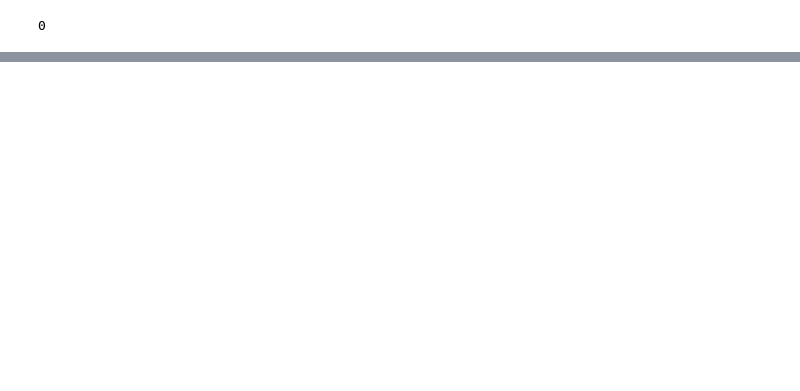
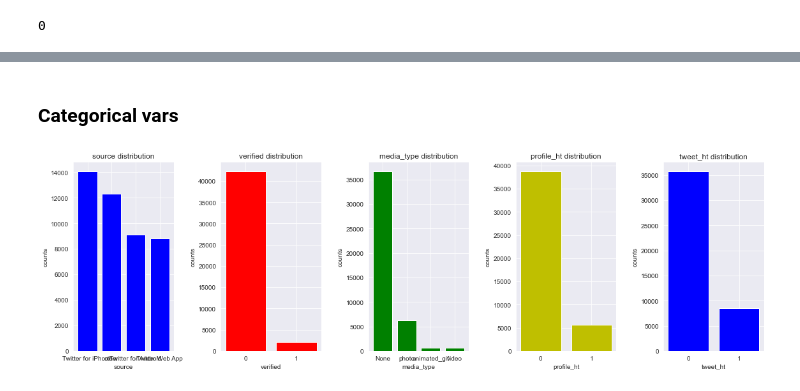
Before and after one commit to alexfarquharson/tn21887_EMATM0048, a Jupyter notebook: Data_analytics/Tweepy_work.ipynb, the cells around one changed output, grey strips where cells are left out. Saved outputs shown, nothing was run; the diff lists cells and outputs as text; code cells hidden in the pictures; blank space fills up the shorter version.

```diff
--- a/Data_analytics/Tweepy_work.ipynb
+++ b/Data_analytics/Tweepy_work.ipynb
@@ -298,0 +422,7 @@ str(master_df['tweet_id']) + "-" + str(master_df['author_id'])
+# %%
+# create time from profile created to tweet created in days
+master_df['profile_tweet_diff'] = master_df['created_at']  - master_df['profile_created_at']
+master_df['profile_tweet_diff'] = master_df['profile_tweet_diff'].apply(lambda x: x.days)
+# %%
+# drop now unneeded time columns
+master_df.drop(['created_at','profile_created_at','today_date'], axis = 1, inplace = True)
@@ -298,0 +450,3 @@ str(master_df['tweet_id']) + "-" + str(master_df['author_id'])
+# %%
+master_df['media_type'] = np.where(~master_df['media_type'].isna(), master_df['media_type'], 'None')
+master_df['media_type'].value_counts(dropna=False)
@@ -298,0 +485,24 @@ str(master_df['tweet_id']) + "-" + str(master_df['author_id'])
+# %%
+cat_vars = ['source', 'verified','media_type','profile_ht','tweet_ht']
+num_vars = ['ret_count', 'reply_count','like_count','quote_count','followers_count','following_count','user_tweet_count','tweet_age_mins','profile_tweet_diff']
+# %% [markdown]
+### Categorical vars
+# %%
+# plot bar chart for each cat variable
+y=0
+colours = ['b','r','g','y','b']
+fig, axes = plt.subplots(nrows=1, ncols=5, figsize = (16,5), squeeze = False)
+
+for var in cat_vars:
+    counts = list(master_df[var].value_counts().values)
+    items = list(master_df[var].value_counts().index)
+    xs = range(len(items))
+
+    axes[0,y].bar(items,counts, color = colours[y])
+    axes[0,y].set(title = f'{var} distribution', xlabel = var, ylabel = 'counts')
+#    rotating messes things up..
+#     axes[0,y].set_xticklabels(items, Rotation = 60)
+    y+=1;
+fig.tight_layout()
+# %% [output]
+[figure, added]
```
Also changed, not shown: parts of 97 cells of this notebook, 1 other file.
